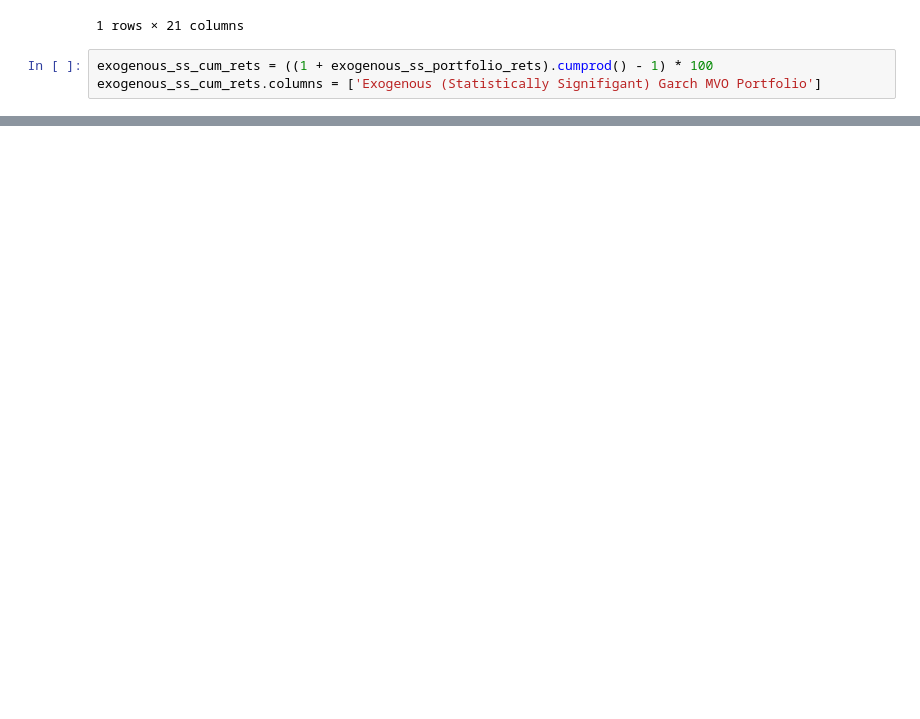
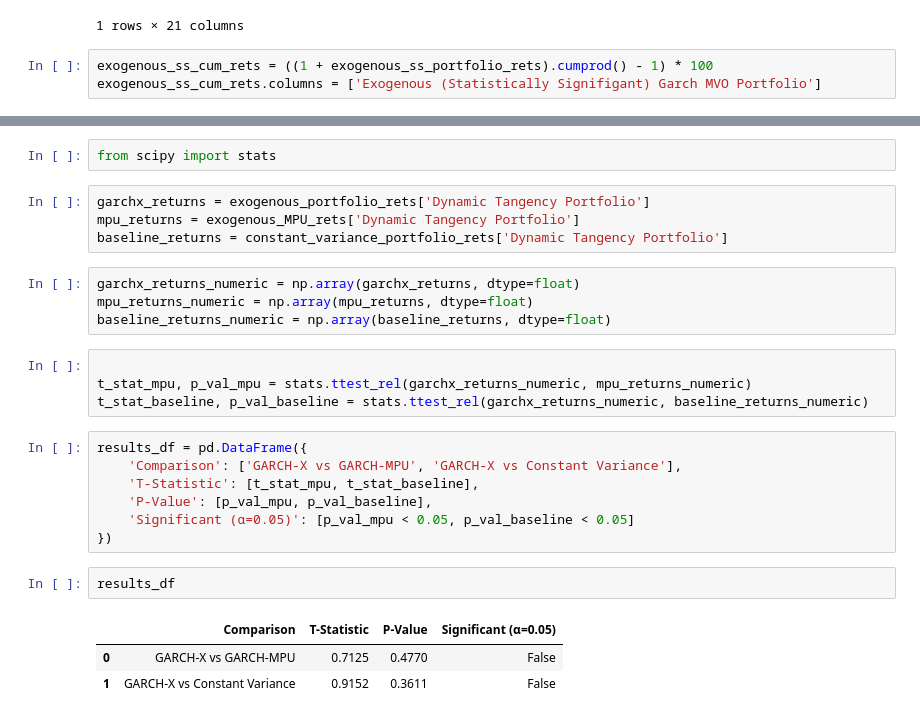
Before and after one commit to Kunj121/MacroFinance_HW2, a Jupyter notebook: project/regressions.ipynb, the cells around one changed output, grey strips where cells are left out. Saved outputs shown, nothing was run; the diff lists cells and outputs as text; blank space fills up the shorter version.

```diff
--- a/project/regressions.ipynb
+++ b/project/regressions.ipynb
@@ -971,0 +974,27 @@ plt.show()
+# %%
+from scipy import stats
+# %%
+garchx_returns = exogenous_portfolio_rets['Dynamic Tangency Portfolio']
+mpu_returns = exogenous_MPU_rets['Dynamic Tangency Portfolio']
+baseline_returns = constant_variance_portfolio_rets['Dynamic Tangency Portfolio']
+# %%
+garchx_returns_numeric = np.array(garchx_returns, dtype=float)
+mpu_returns_numeric = np.array(mpu_returns, dtype=float)
+baseline_returns_numeric = np.array(baseline_returns, dtype=float)
+# %%
+
+t_stat_mpu, p_val_mpu = stats.ttest_rel(garchx_returns_numeric, mpu_returns_numeric)
+t_stat_baseline, p_val_baseline = stats.ttest_rel(garchx_returns_numeric, baseline_returns_numeric)
+# %%
+results_df = pd.DataFrame({
+    'Comparison': ['GARCH-X vs GARCH-MPU', 'GARCH-X vs Constant Variance'],
+    'T-Statistic': [t_stat_mpu, t_stat_baseline],
+    'P-Value': [p_val_mpu, p_val_baseline],
+    'Significant (α=0.05)': [p_val_mpu < 0.05, p_val_baseline < 0.05]
+})
+# %%
+results_df
+# %% [output]
+|  | Comparison | T-Statistic | P-Value | Significant (α=0.05) |
+| 0 | GARCH-X vs GARCH-MPU | 0.7125 | 0.4770 | False |
+| 1 | GARCH-X vs Constant Variance | 0.9152 | 0.3611 | False |
```
Also changed, not shown: parts of 16 cells of this notebook.
